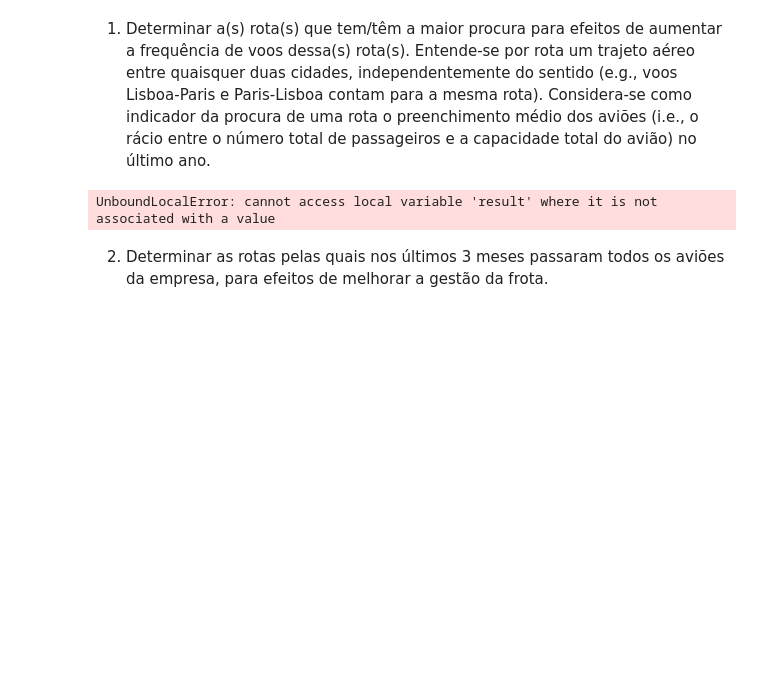
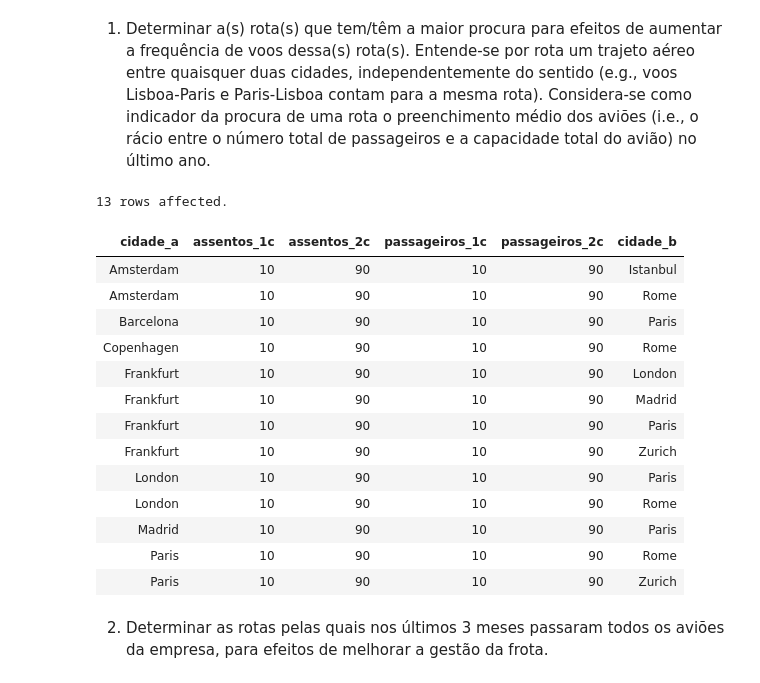
Before and after one commit to R-Camacho/airport-DB, a Jupyter notebook: data/E2-report.ipynb, the cells around one changed output. Saved outputs shown, nothing was run; the diff lists cells and outputs as text; code cells hidden in the pictures; blank space fills up the shorter version.

```diff
--- a/data/E2-report.ipynb
+++ b/data/E2-report.ipynb
@@ -324,9 +352,31 @@ Usando apenas a vista *estatisticas_voos* desenvolvida no ponto anterior, e **se
 1. Determinar a(s) rota(s) que tem/têm a maior procura para efeitos de aumentar a frequência de voos dessa(s) rota(s). Entende-se por rota um trajeto aéreo entre quaisquer duas cidades,  independentemente do sentido (e.g., voos Lisboa-Paris e Paris-Lisboa contam para a mesma rota). Considera-se como indicador da procura de uma rota o preenchimento médio dos aviões (i.e., o rácio entre o número total de passageiros e a capacidade total do avião) no último ano.
 # %%
 %%sql
--- SELECT ...
+SELECT DISTINCT
+    LEAST(cidade_partida, cidade_chegada) AS cidade_a,
+    assentos_1c, assentos_2c, passageiros_1c, passageiros_2c,
+    GREATEST(cidade_partida, cidade_chegada) AS cidade_b
+FROM estatisticas_voos
+WHERE (passageiros_1c + passageiros_2c)::FLOAT / NULLIF(assentos_1c + assentos_2c, 0) = (
+    SELECT MAX((passageiros_1c + passageiros_2c)::FLOAT / NULLIF(assentos_1c + assentos_2c, 0))
+    FROM estatisticas_voos
+)
 # %% [output]
-UnboundLocalError: cannot access local variable 'result' where it is not associated with a value
+13 rows affected.
+| cidade_a | assentos_1c | assentos_2c | passageiros_1c | passageiros_2c | cidade_b |
+| Amsterdam | 10 | 90 | 10 | 90 | Istanbul |
+| Amsterdam | 10 | 90 | 10 | 90 | Rome |
+| Barcelona | 10 | 90 | 10 | 90 | Paris |
+| Copenhagen | 10 | 90 | 10 | 90 | Rome |
+| Frankfurt | 10 | 90 | 10 | 90 | London |
+| Frankfurt | 10 | 90 | 10 | 90 | Madrid |
+| Frankfurt | 10 | 90 | 10 | 90 | Paris |
+| Frankfurt | 10 | 90 | 10 | 90 | Zurich |
+| London | 10 | 90 | 10 | 90 | Paris |
+| London | 10 | 90 | 10 | 90 | Rome |
+| Madrid | 10 | 90 | 10 | 90 | Paris |
+| Paris | 10 | 90 | 10 | 90 | Rome |
+| Paris | 10 | 90 | 10 | 90 | Zurich |
 # %% [markdown]
 2. Determinar as rotas pelas quais nos últimos 3 meses passaram todos os aviões da empresa, para efeitos de melhorar a gestão da frota.
 # %%
```
Also changed, not shown: parts of 3 cells of this notebook, 1 other file.
